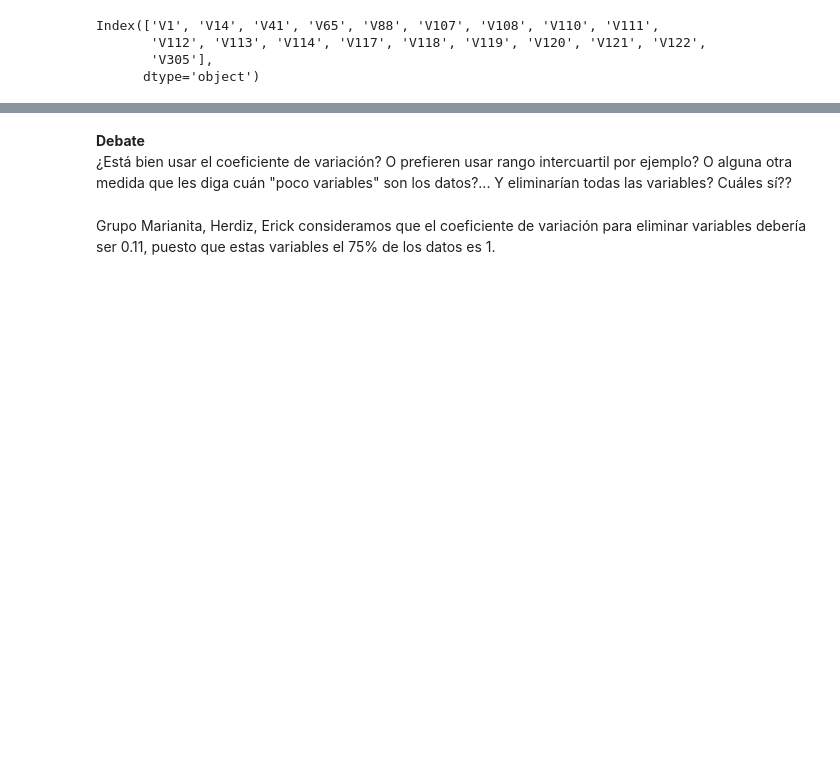
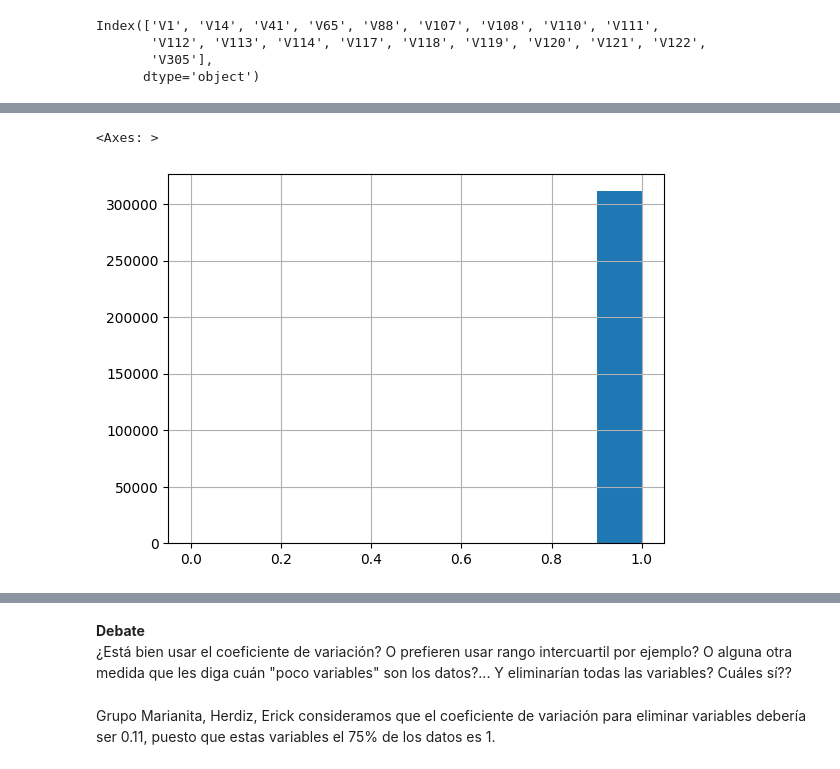
Before and after one commit to nestormontano/PrDS_2023_01_IEEE_Deteccion_Fraude, a Jupyter notebook: Scripts/IEEE_Deteccion_Fraude__EDA.ipynb, the cells around one changed output, grey strips where cells are left out. Drawn from its saved outputs; the diff is of its cells as text; code cells hidden in the pictures; blank space fills up the shorter version.

```diff
--- a/Scripts/IEEE_Deteccion_Fraude__EDA.ipynb
+++ b/Scripts/IEEE_Deteccion_Fraude__EDA.ipynb
@@ -721,0 +714,5 @@ train['V108'].plot()
+# %%
+train['V1'].hist()
+# %% [output]
+<Axes: >
+[figure, added]
```
Also changed, not shown: parts of 26 cells of this notebook.
